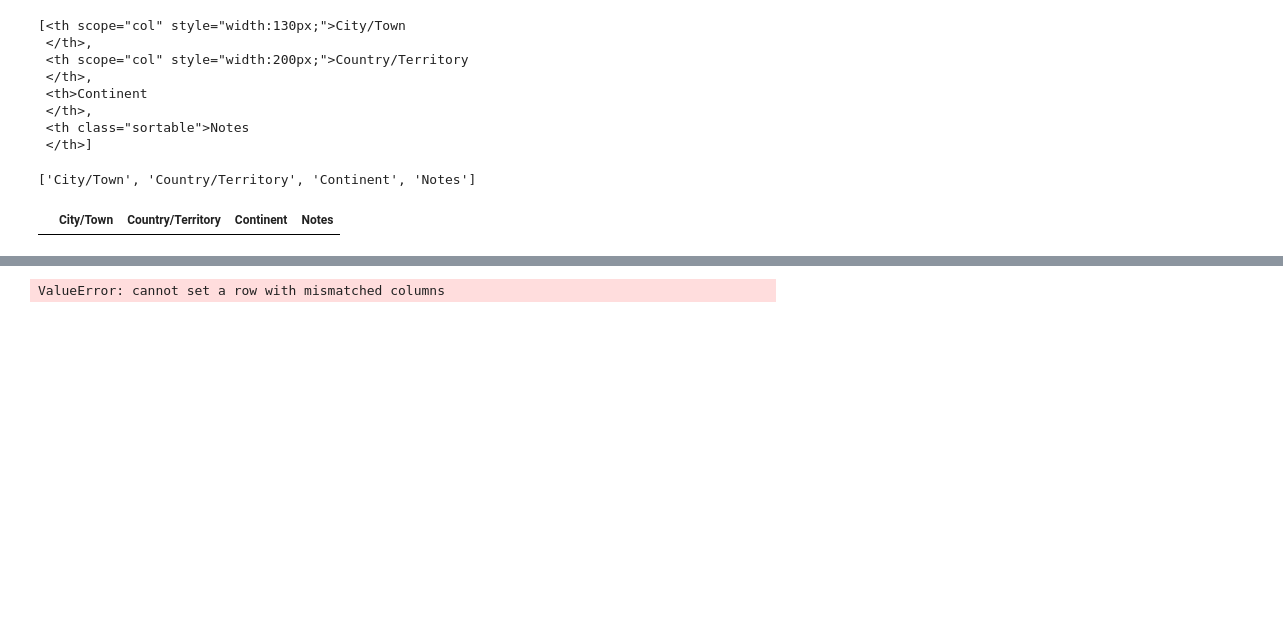
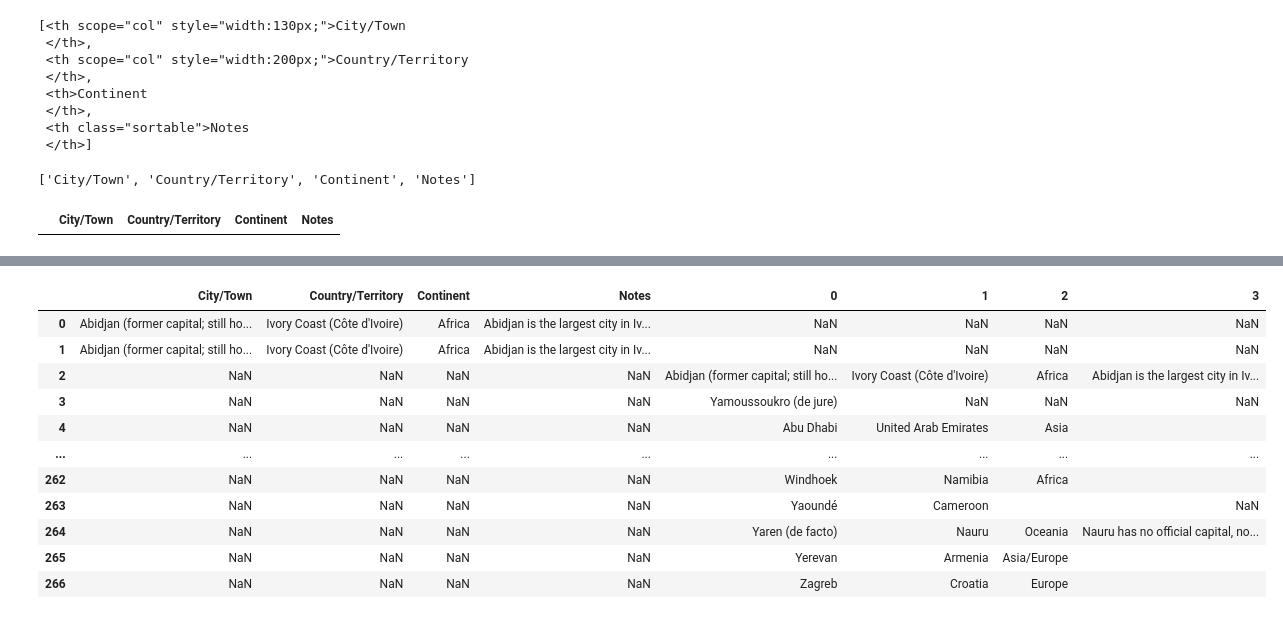
Before and after one commit to RabiaA-arif/AI, a Jupyter notebook: air_quality_index_prediction/web_sraping2.ipynb, the cells around one changed output, grey strips where cells are left out. Cells and saved outputs as stored; diff of their text form; code cells hidden in the pictures; blank space fills up the shorter version.

```diff
--- a/air_quality_index_prediction/web_sraping2.ipynb
+++ b/air_quality_index_prediction/web_sraping2.ipynb
@@ -108,12 +108,15 @@ column_data
-# %%
-for row in column_data[1:]:
-   row_data= row.find_all('td')
-   individual_row_data=[data.text.strip() for data in row_data]
-   # print(individual_row_data)
-   length=len(df)
-   df.loc[length]=individual_row_data
-# %% [output]
-ValueError: cannot set a row with mismatched columns
 # %%
-pd
+df
 # %% [output]
+|  | City/Town | Country/Territory | Continent | Notes | 0 | 1 | 2 | 3 |
+| 0 | Abidjan (former capital; still ho... | Ivory Coast (Côte d'Ivoire) | Africa | Abidjan is the largest city in Iv... | NaN | NaN | NaN | NaN |
+| 1 | Abidjan (former capital; still ho... | Ivory Coast (Côte d'Ivoire) | Africa | Abidjan is the largest city in Iv... | NaN | NaN | NaN | NaN |
+| 2 | NaN | NaN | NaN | NaN | Abidjan (former capital; still ho... | Ivory Coast (Côte d'Ivoire) | Africa | Abidjan is the largest city in Iv... |
+| 3 | NaN | NaN | NaN | NaN | Yamoussoukro (de jure) | NaN | NaN | NaN |
+| 4 | NaN | NaN | NaN | NaN | Abu Dhabi | United Arab Emirates | Asia |  |
+| ... | ... | ... | ... | ... | ... | ... | ... | ... |
+| 262 | NaN | NaN | NaN | NaN | Windhoek | Namibia | Africa |  |
+| 263 | NaN | NaN | NaN | NaN | Yaoundé | Cameroon |  | NaN |
+| 264 | NaN | NaN | NaN | NaN | Yaren (de facto) | Nauru | Oceania | Nauru has no official capital, no... |
+| 265 | NaN | NaN | NaN | NaN | Yerevan | Armenia | Asia/Europe |  |
+| 266 | NaN | NaN | NaN | NaN | Zagreb | Croatia | Europe |  |
```
Also changed, not shown: parts of 8 cells of this notebook, 1 other file.
